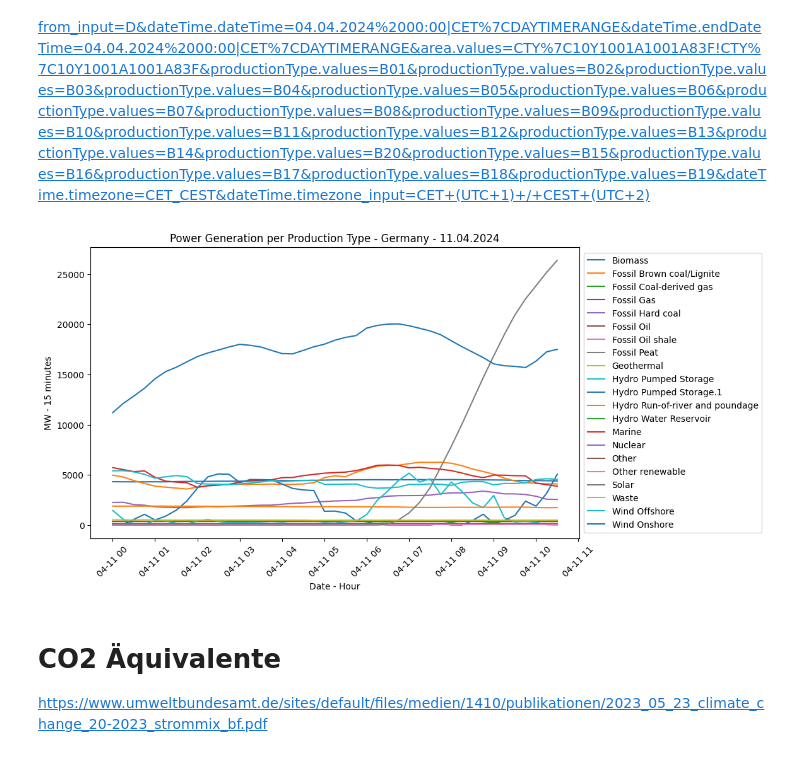
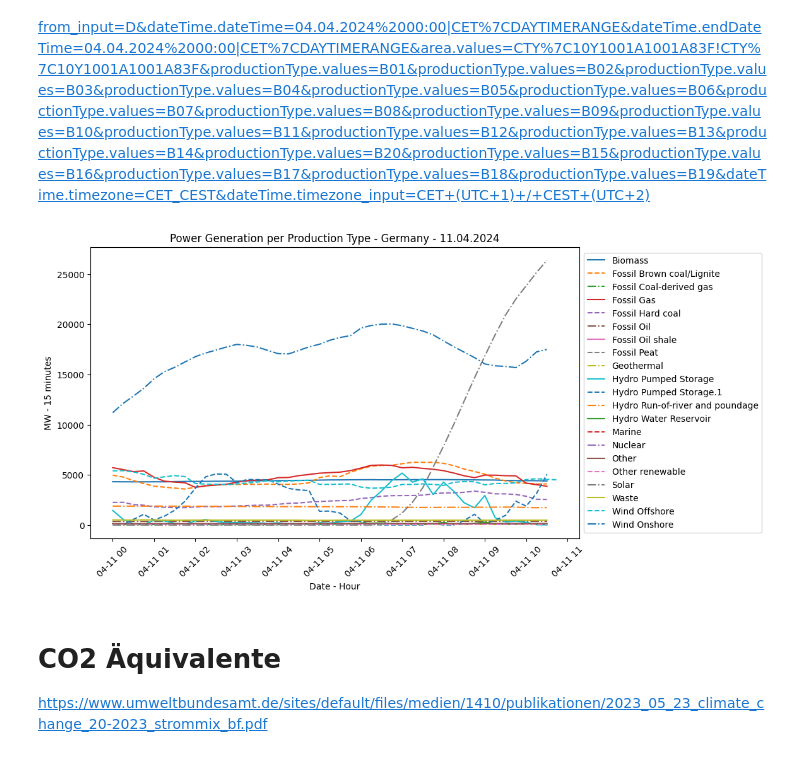
Before and after one commit to JonasSievers/Edge-AI-for-Energy-Management-Hardware-Implementations-of-Federated-Learning-Architectures, a Jupyter notebook: src/Data collection/carbon_footprint_data_collection_german_grid.ipynb, the cells around one changed output. Saved outputs shown, nothing was run; the diff lists cells and outputs as text; code cells hidden in the pictures.

Commit message:
Update Carbon Footprint - added linestyle graphics

```diff
--- a/src/Data collection/carbon_footprint_data_collection_german_grid.ipynb
+++ b/src/Data collection/carbon_footprint_data_collection_german_grid.ipynb
@@ -110,23 +110,24 @@ columns = {
     'Wind Offshore',
     'Wind Onshore'
 }
+line_styles = ['-', '--', '-.', ':']
 # %%
 # Plotting
 plt.figure(figsize=(10, 6))
 
-for column in sorted(columns):
-    plt.plot(df['start_datetime'], df[f'{column}'], label=f'{column}')
+for i, column in enumerate(sorted(columns)):
+    plt.plot(df['start_datetime'], df[f'{column}'], label=f'{column}', linestyle=line_styles[i%3])
 plt.xlabel('Date - Hour')
 plt.ylabel('MW - 15 minutes')
 plt.title(f'Power Generation per Production Type - Germany - {formatted_date_today}')
 plt.legend(loc='center left', bbox_to_anchor=(1, 0.5))
 
 # Rotate the x-axis labels for better readability (optional)
 plt.xticks(rotation=45)
 
 plt.show()
 # %% [output]
-[figure, old version]
+[figure, new version]
 # %% [markdown]
 # CO2 Äquivalente
 
```
Also changed, not shown: 1 other file.
